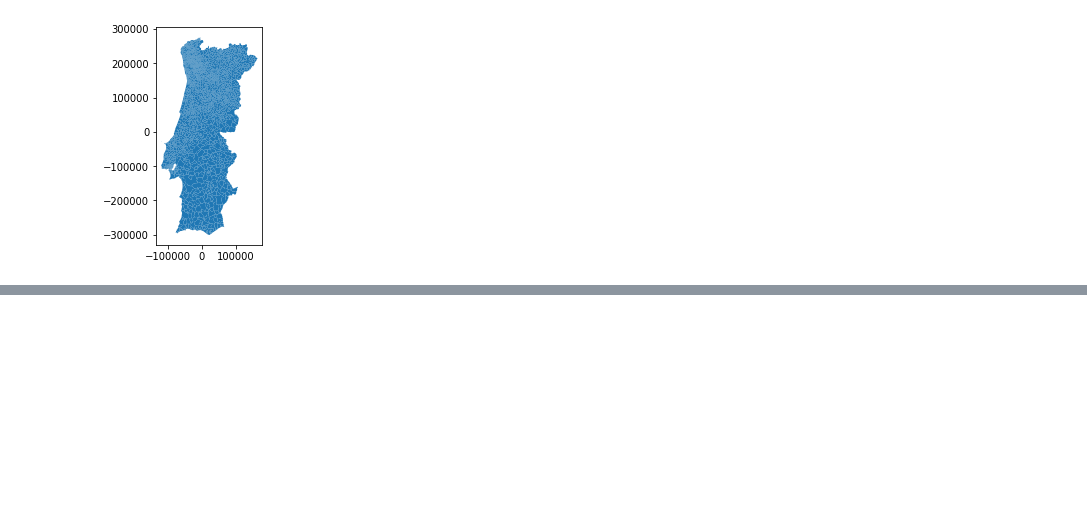
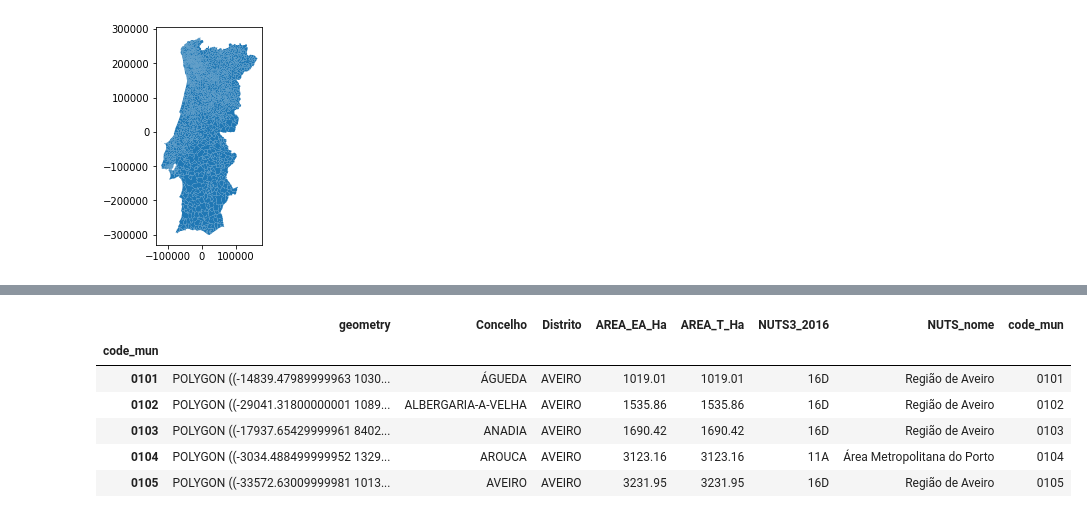
Before and after one commit to joaodolobo/Moran_I, a Jupyter notebook: MORAN_municipio.ipynb, the cells around one changed output, grey strips where cells are left out. Cells and saved outputs as stored; diff of their text form; code cells hidden in the pictures; blank space fills up the shorter version.

```diff
--- a/MORAN_municipio.ipynb
+++ b/MORAN_municipio.ipynb
@@ -49,0 +69,10 @@ gdf_municipios_CAOP2018.drop(['Dicofre','Freguesia', 'Des_Simpli', 'TAA'], axis
+# %%
+gdf_municipios_CAOP2018.head()
+# %% [output]
+|  | geometry | Concelho | Distrito | AREA_EA_Ha | AREA_T_Ha | NUTS3_2016 | NUTS_nome | code_mun |
+| code_mun |  |  |  |  |  |  |  |  |
+| 0101 | POLYGON ((-14839.47989999963 1030... | ÁGUEDA | AVEIRO | 1019.01 | 1019.01 | 16D | Região de Aveiro | 0101 |
+| 0102 | POLYGON ((-29041.31800000001 1089... | ALBERGARIA-A-VELHA | AVEIRO | 1535.86 | 1535.86 | 16D | Região de Aveiro | 0102 |
+| 0103 | POLYGON ((-17937.65429999961 8402... | ANADIA | AVEIRO | 1690.42 | 1690.42 | 16D | Região de Aveiro | 0103 |
+| 0104 | POLYGON ((-3034.488499999952 1329... | AROUCA | AVEIRO | 3123.16 | 3123.16 | 11A | Área Metropolitana do Porto | 0104 |
+| 0105 | POLYGON ((-33572.63009999981 1013... | AVEIRO | AVEIRO | 3231.95 | 3231.95 | 16D | Região de Aveiro | 0105 |
```
Also changed, not shown: parts of 5 cells of this notebook.
